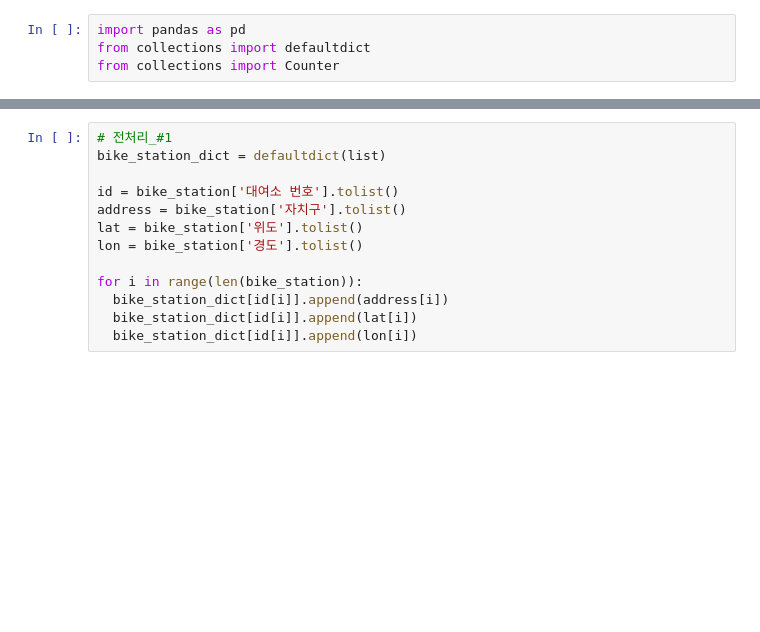
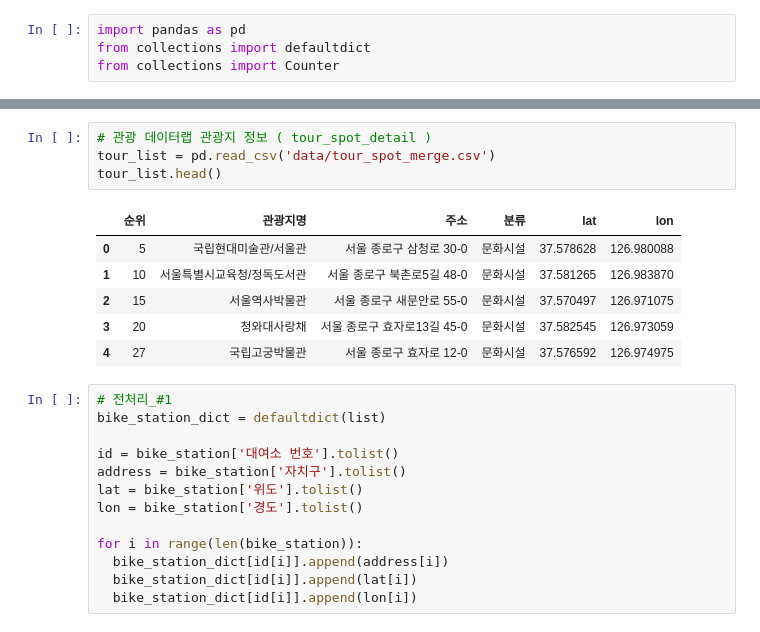
Before and after one commit to Behind-Seoul/Data-Analysis, a Jupyter notebook: tour_spot_algo.ipynb, the cells around one changed output, grey strips where cells are left out. Drawn from its saved outputs; the diff is of its cells as text; blank space fills up the shorter version.

```diff
--- a/recomendation.ipynb
+++ b/tour_spot_algo.ipynb
@@ -35,6 +35,17 @@ tour_list.head()
 | 2 | 서울 | 종로구 | 2.020000e+13 | 1111 | ko | 126.967911 | 37.568335 | 2.020000e+13 | NaN | ... |
 | 3 | 서울 | 종로구 | 2.020000e+13 | 1111 | ko | 126.967911 | 37.568335 | 2.020000e+13 | 김영하의 서촌골목여행 | ... |
 | 4 | 서울 | 종로구 | 2.020000e+13 | 1111 | ko | 126.970830 | 37.578601 | 2.020000e+13 | 김영하의 서촌골목여행 | ... |
+# %%
+# 관광 데이터랩 관광지 정보 ( tour_spot_detail )
+tour_list = pd.read_csv('data/tour_spot_merge.csv')
+tour_list.head()
+# %% [output]
+|  | 순위 | 관광지명 | 주소 | 분류 | lat | lon |
+| 0 | 5 | 국립현대미술관/서울관 | 서울 종로구 삼청로 30-0 | 문화시설 | 37.578628 | 126.980088 |
+| 1 | 10 | 서울특별시교육청/정독도서관 | 서울 종로구 북촌로5길 48-0 | 문화시설 | 37.581265 | 126.983870 |
+| 2 | 15 | 서울역사박물관 | 서울 종로구 새문안로 55-0 | 문화시설 | 37.570497 | 126.971075 |
+| 3 | 20 | 청와대사랑채 | 서울 종로구 효자로13길 45-0 | 문화시설 | 37.582545 | 126.973059 |
+| 4 | 27 | 국립고궁박물관 | 서울 종로구 효자로 12-0 | 문화시설 | 37.576592 | 126.974975 |
 # %%
 # 전처리_#1
 bike_station_dict = defaultdict(list)
```
Also changed, not shown: parts of 3 cells of this notebook, 2 other files.
